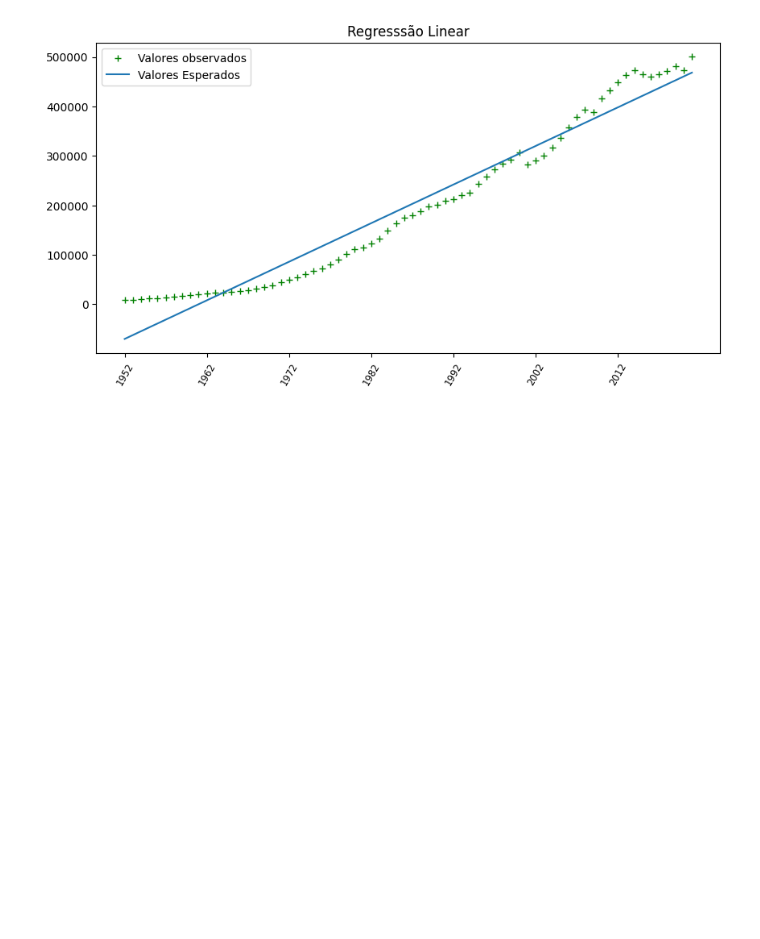
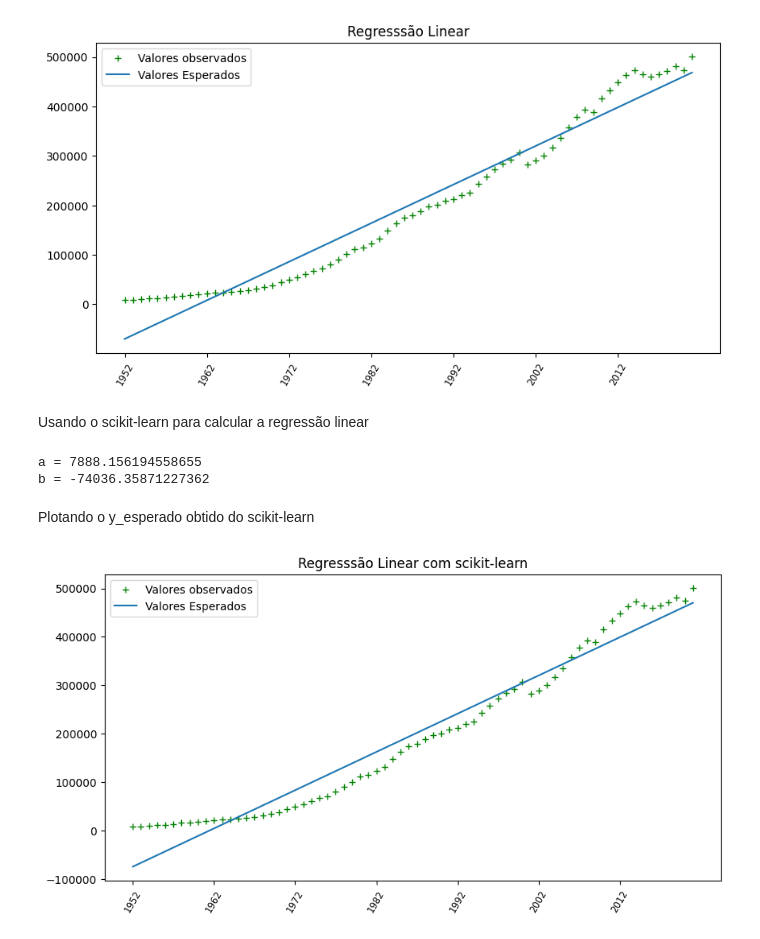
Before and after one commit to Gustavo-V-M/av_conti_2_mackenzie, a Jupyter notebook: main.ipynb, the cells around one changed output. Drawn from its saved outputs; the diff is of its cells as text; code cells hidden in the pictures; blank space fills up the shorter version.

Commit message:
Plot da regressão linear usando Scikit-learn

```diff
--- a/main.ipynb
+++ b/main.ipynb
@@ -102,3 +101,40 @@ plt.title("Regresssão Linear")
 plt.show()
 # %% [output]
 [figure]
+# %% [markdown]
+Usando o scikit-learn para calcular a regressão linear
+# %%
+
+from sklearn.linear_model import LinearRegression
+
+X = M[:,0].reshape(-1,1)
+Y = M[:,1]
+
+model = LinearRegression().fit(X,Y)
+
+y_esperado = model.predict(X)
+a = float(model.coef_)
+b = model.intercept_
+
+print(f"a = {a}\nb = {b}")
+# %% [output]
+a = 7888.156194558655
+b = -74036.35871227362
+# %% [markdown]
+Plotando o y_esperado obtido do scikit-learn
+# %%
+ticks_interest = [i for i in np.arange(0,69,10)]
+label_interest = []
+for i in ticks_interest:
+    label_interest.append(int(df.iloc[i][0]))
+
+fig = plt.figure(figsize=(10,5))
+plt.plot(M[:,1], "g+", label="Valores observados")
+plt.plot(y_esperado, label="Valores Esperados")
+plt.legend()
+plt.xticks(ticks_interest, labels=label_interest)
+plt.tick_params(axis="x", rotation=60, labelsize="small")
+plt.title("Regresssão Linear com scikit-learn")
+plt.show()
+# %% [output]
+[figure, added]
```
Also changed, not shown: parts of 1 cell of this notebook.
